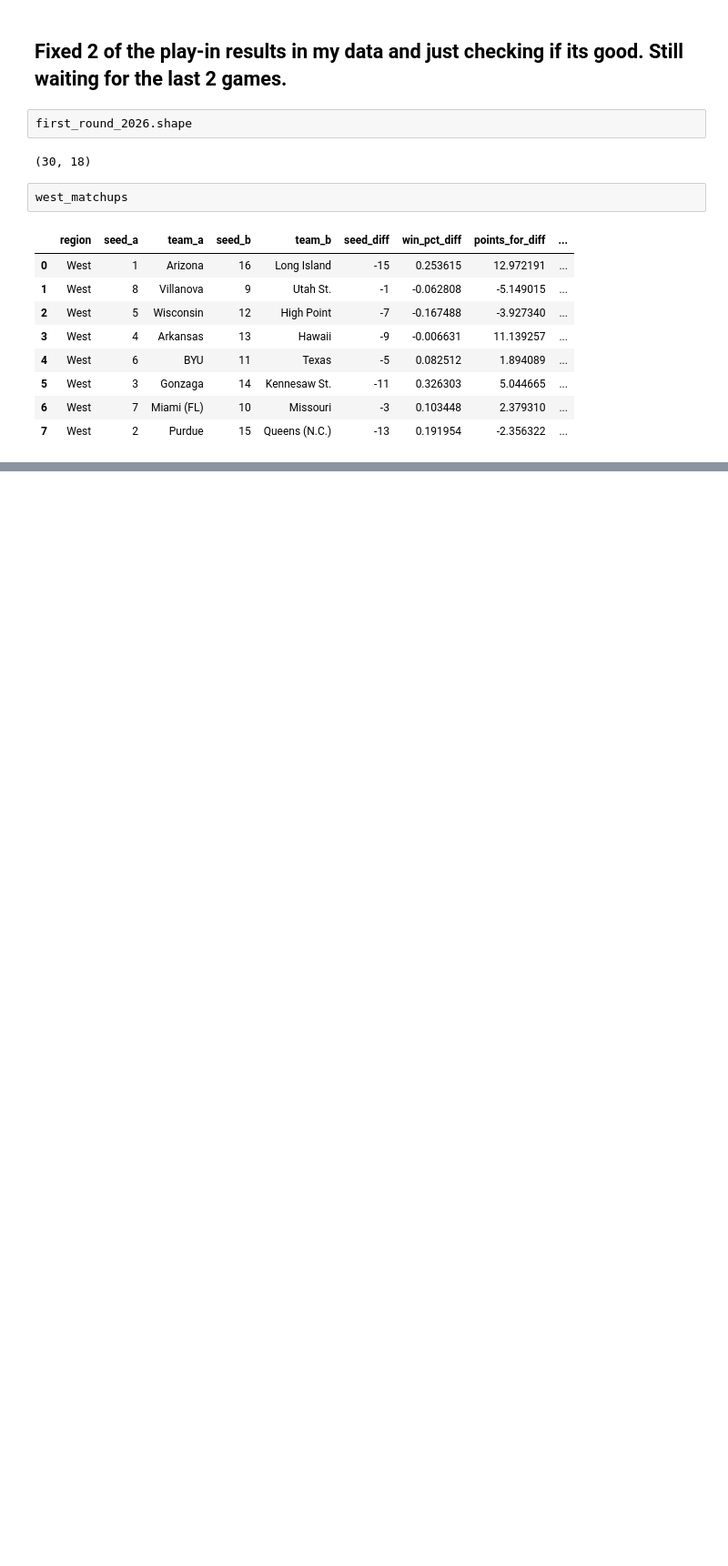
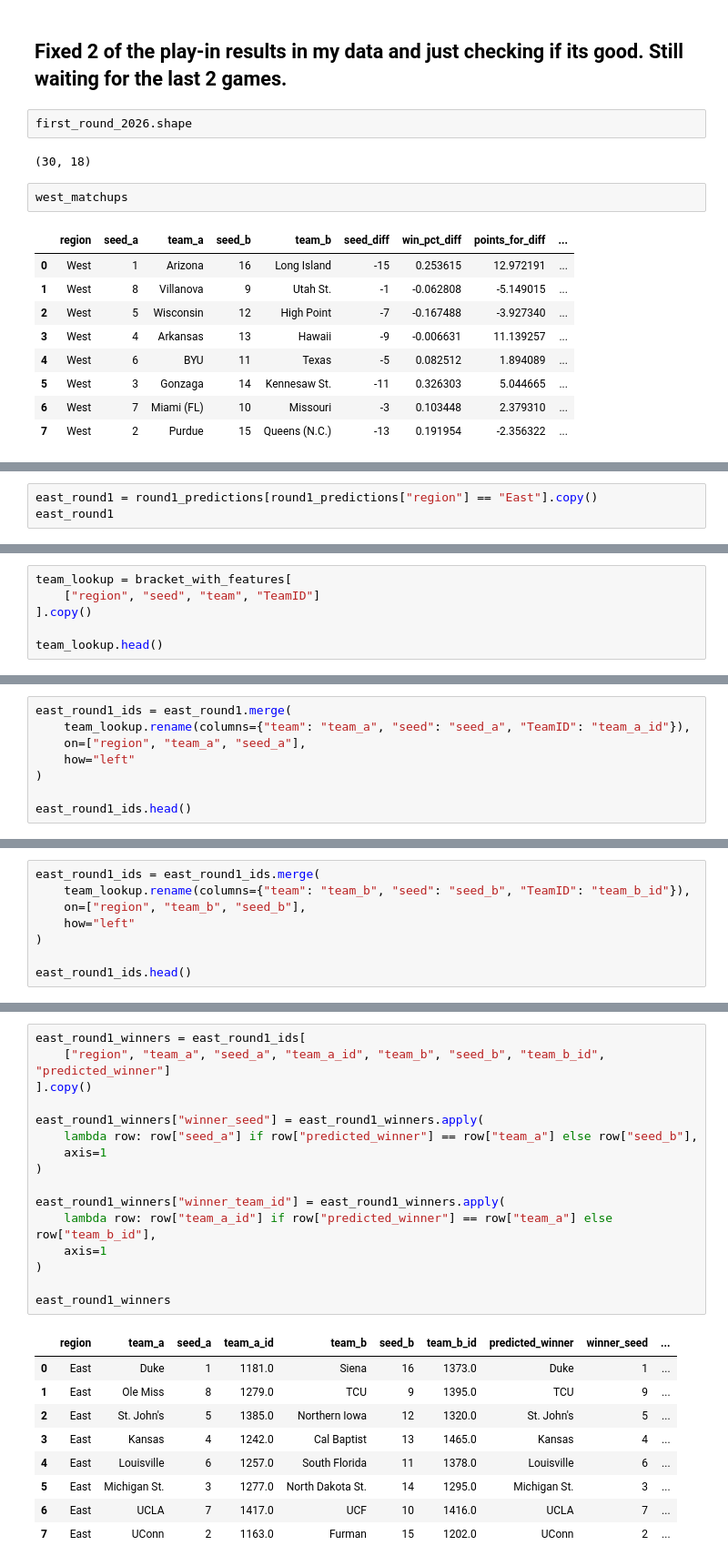
Before and after one commit to Andreachurchwell/march-madness-bracket-simulator, a Jupyter notebook: notebooks/exploration.ipynb, the cells around one changed output, grey strips where cells are left out. Shown at 91% size. Saved outputs shown, nothing was run; the diff lists cells and outputs as text; blank space fills up the shorter version.

Commit message:
did east and west rounds

```diff
--- a/notebooks/exploration.ipynb
+++ b/notebooks/exploration.ipynb
@@ -1703,0 +1710,3 @@ west_matchups
+# %%
+east_round1 = round1_predictions[round1_predictions["region"] == "East"].copy()
+east_round1
@@ -1703,0 +1798,6 @@ west_matchups
+# %%
+team_lookup = bracket_with_features[
+    ["region", "seed", "team", "TeamID"]
+].copy()
+
+team_lookup.head()
@@ -1703,0 +1813,8 @@ west_matchups
+# %%
+east_round1_ids = east_round1.merge(
+    team_lookup.rename(columns={"team": "team_a", "seed": "seed_a", "TeamID": "team_a_id"}),
+    on=["region", "team_a", "seed_a"],
+    how="left"
+)
+
+east_round1_ids.head()
@@ -1703,0 +1830,8 @@ west_matchups
+# %%
+east_round1_ids = east_round1_ids.merge(
+    team_lookup.rename(columns={"team": "team_b", "seed": "seed_b", "TeamID": "team_b_id"}),
+    on=["region", "team_b", "seed_b"],
+    how="left"
+)
+
+east_round1_ids.head()
@@ -1703,0 +1847,26 @@ west_matchups
+# %%
+east_round1_winners = east_round1_ids[
+    ["region", "team_a", "seed_a", "team_a_id", "team_b", "seed_b", "team_b_id", "predicted_winner"]
+].copy()
+
+east_round1_winners["winner_seed"] = east_round1_winners.apply(
+    lambda row: row["seed_a"] if row["predicted_winner"] == row["team_a"] else row["seed_b"],
+    axis=1
+)
+
+east_round1_winners["winner_team_id"] = east_round1_winners.apply(
+    lambda row: row["team_a_id"] if row["predicted_winner"] == row["team_a"] else row["team_b_id"],
+    axis=1
+)
+
+east_round1_winners
+# %% [output]
+|  | region | team_a | seed_a | team_a_id | team_b | seed_b | team_b_id | predicted_winner | winner_seed | ... |
+| 0 | East | Duke | 1 | 1181.0 | Siena | 16 | 1373.0 | Duke | 1 | ... |
+| 1 | East | Ole Miss | 8 | 1279.0 | TCU | 9 | 1395.0 | TCU | 9 | ... |
+| 2 | East | St. John's | 5 | 1385.0 | Northern Iowa | 12 | 1320.0 | St. John's | 5 | ... |
+| 3 | East | Kansas | 4 | 1242.0 | Cal Baptist | 13 | 1465.0 | Kansas | 4 | ... |
+| 4 | East | Louisville | 6 | 1257.0 | South Florida | 11 | 1378.0 | Louisville | 6 | ... |
+| 5 | East | Michigan St. | 3 | 1277.0 | North Dakota St. | 14 | 1295.0 | Michigan St. | 3 | ... |
+| 6 | East | UCLA | 7 | 1417.0 | UCF | 10 | 1416.0 | UCLA | 7 | ... |
+| 7 | East | UConn | 2 | 1163.0 | Furman | 15 | 1202.0 | UConn | 2 | ... |
```
Also changed, not shown: parts of 81 cells of this notebook.
